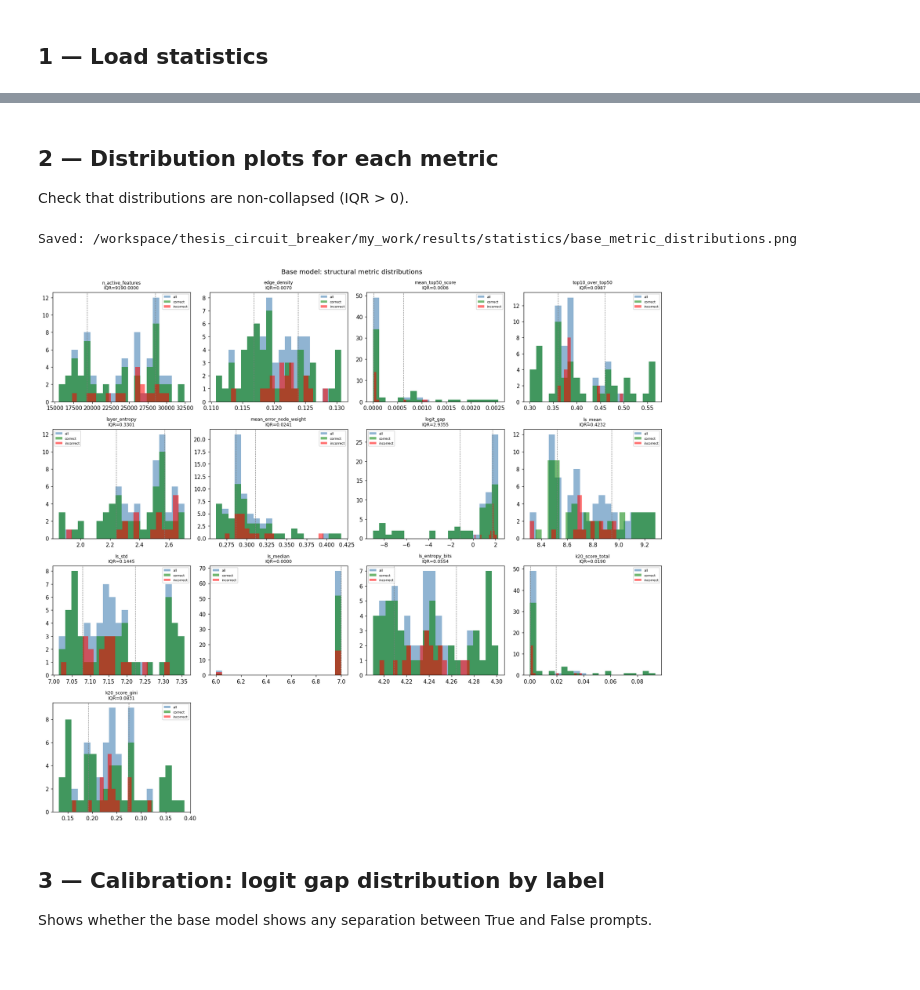
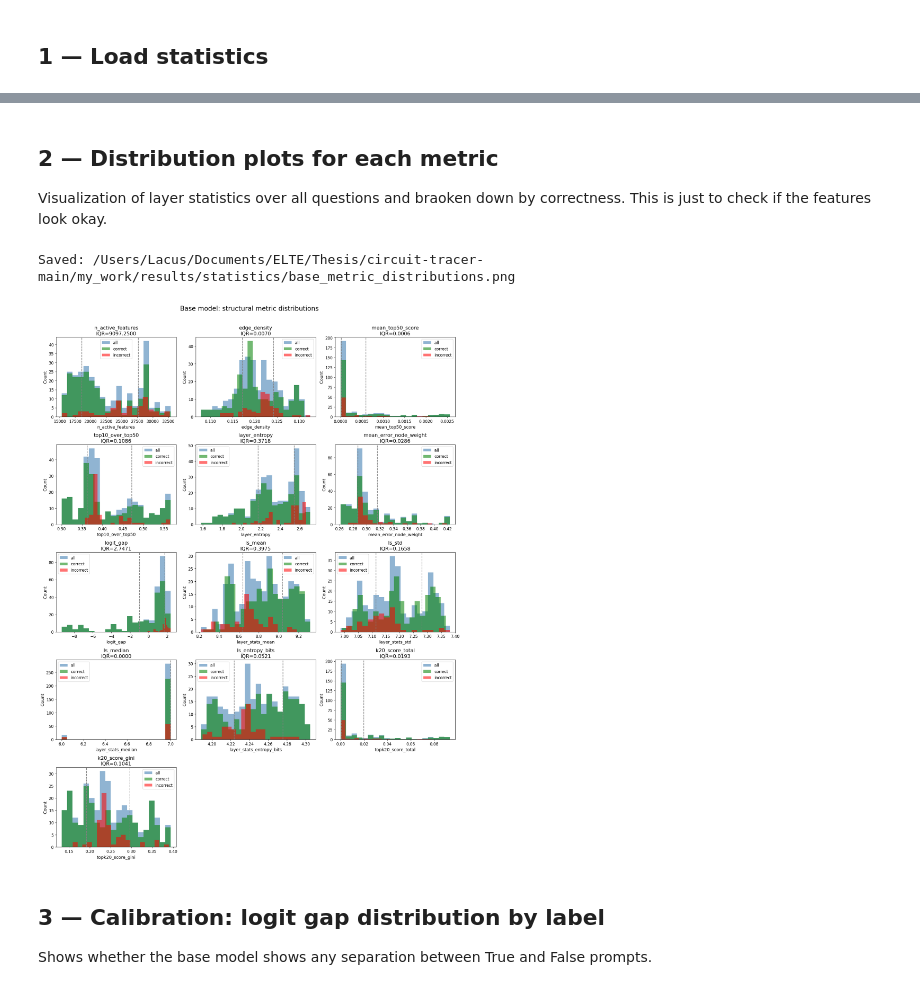
Before and after one commit to hollolaszlo88/thesis_circuit_breaker, a Jupyter notebook: my_work/notebooks/03_baseline_structural_analysis.ipynb, the cells around one changed output, grey strips where cells are left out. Cells and saved outputs as stored; diff of their text form; code cells hidden in the pictures; blank space fills up the shorter version.

```diff
--- a/my_work/notebooks/03_baseline_structural_analysis.ipynb
+++ b/my_work/notebooks/03_baseline_structural_analysis.ipynb
@@ -214,7 +253,7 @@ n_nodes_total_at_0.99                 8892.8028    99.9643  8923.0000   189.0000
 # %% [markdown]
 ## 2 — Distribution plots for each metric
 
-Check that distributions are non-collapsed (IQR > 0).
+Visualization of layer statistics over all questions and braoken down by correctness. This is just to check if the features look okay.
 # %%
 def _is_correct(s):
     """True if the model's argmax first-token matches ground-truth label."""
@@ -235,46 +274,51 @@ plot_metrics = [
     'layer_stats_mean', 'layer_stats_std', 'layer_stats_median', 'layer_stats_entropy_bits',
     'topk20_score_total', 'topk20_score_gini',
 ]
-ncols = 4
+
+ncols = 3  # plot in 3 columns
 nrows = -(-len(plot_metrics) // ncols)
-fig, axes = plt.subplots(nrows, ncols, figsize=(ncols * 4, nrows * 3.5))
+base_fs = 14   # increased base font size
+fig, axes = plt.subplots(nrows, ncols, figsize=(ncols * 5.5, nrows * 4.2))  # slightly bigger by col
 axes = axes.flatten()
 
 for ax, metric in zip(axes, plot_metrics):
     pairs = [(sf, s) for sf, s in zip(stats_flat, stats) if sf.get(metric) is not None]
     if not pairs:
-        ax.set_title(f"{metric}\n(no data)")
+        ax.set_title(f"{metric}\n(no data)", fontsize=base_fs)
         ax.axis('off')
         continue
     all_vals   = [sf[metric] for sf, _ in pairs]
     corr_vals  = [sf[metric] for sf, s in pairs if _is_correct(s)]
     wrong_vals = [sf[metric] for sf, s in pairs if not _is_correct(s)]
     arr = np.array(all_vals)
     q1, q3 = np.percentile(arr, [25, 75])
 
     ax.hist(arr, bins=20, alpha=0.6, color='steelblue', label='all')
     if corr_vals:
         ax.hist(corr_vals,  bins=20, alpha=0.55, color='green', label='correct')
     if wrong_vals:
         ax.hist(wrong_vals, bins=20, alpha=0.55, color='red',   label='incorrect')
-    ax.axvline(q1, color='gray', linestyle='--', linewidth=0.8)
-    ax.axvline(q3, color='gray', linestyle='--', linewidth=0.8)
+    ax.axvline(q1, color='gray', linestyle='--', linewidth=1.5)
+    ax.axvline(q3, color='gray', linestyle='--', linewidth=1.5)
     short = metric.replace('layer_stats_', 'ls_').replace('topk20_', 'k20_')
-    ax.set_title(f"{short}\nIQR={q3-q1:.4f}", fontsize=8)
-    ax.legend(fontsize=6)
+    ax.set_title(f"{short}\nIQR={q3-q1:.4f}", fontsize=base_fs)
+    ax.legend(fontsize=base_fs-3)
+    ax.tick_params(axis='both', which='major', labelsize=base_fs-3)
+    ax.set_xlabel(metric, fontsize=base_fs-2)
+    ax.set_ylabel("Count", fontsize=base_fs-2)
 
 for ax in axes[len(plot_metrics):]:
     ax.axis('off')
 
 plt.tight_layout()
-plt.suptitle("Base model: structural metric distributions", y=1.01, fontsize=12)
+plt.suptitle("Base model: structural metric distributions", y=1.03, fontsize=base_fs+4)
 plot_path = MY_WORK / "results" / "statistics" / "base_metric_distributions.png"
 plt.savefig(plot_path, bbox_inches="tight")
 print(f"Saved: {plot_path}")
 plt.show()
 # %% [output]
-Saved: /workspace/thesis_circuit_breaker/my_work/results/statistics/base_metric_distributions.png
+Saved: /Users/Lacus/Documents/ELTE/Thesis/circuit-tracer-main/my_work/results/statistics/base_metric_distributions.png
-[figure, old version]
+[figure, new version]
 # %% [markdown]
 ## 3 — Calibration: logit gap distribution by label
 
```
Also changed, not shown: parts of 36 cells of this notebook, 9 other files.
